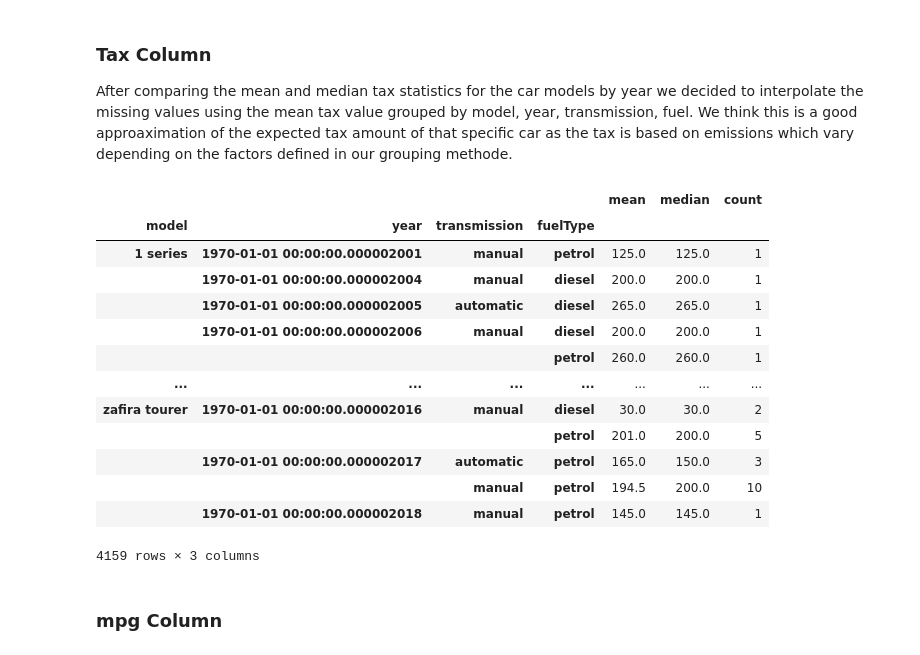
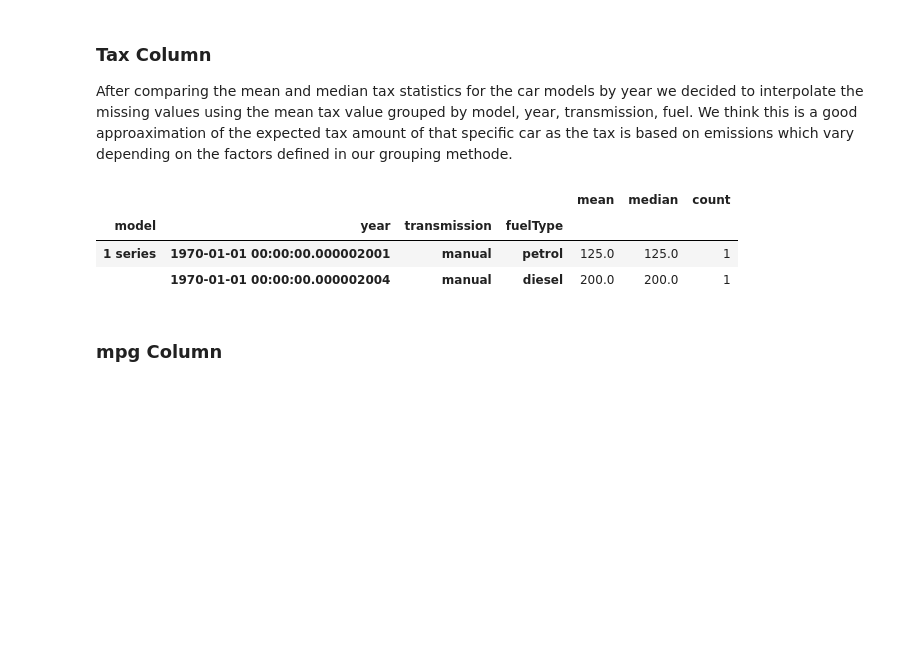
Before and after one commit to LiberoBiagi/ML_Nova_IMS_25-26, a Jupyter notebook: code.ipynb, the cells around one changed output. Drawn from its saved outputs; the diff is of its cells as text; code cells hidden in the pictures; blank space fills up the shorter version.

```diff
--- a/code.ipynb
+++ b/code.ipynb
@@ -324,6 +254,8 @@ df.groupby("hasDamage")[["price", "year", "mileage", "paintQuality%"]].agg(["mea
 # %%
 # Create the new column
 df["stated_no_damage"] = ~df["hasDamage"].astype(bool)
+# %%
+df = df.drop(["hasDamage"], axis=1)
 # %% [markdown]
 ### Removing Columns -> move this after to interpolation as we maybe can use some of the values during interpolation
 # %%
@@ -355,20 +287,10 @@ df.shape
 ### Tax Column
 After comparing the mean and median tax statistics for the car models by year we decided to interpolate the missing values using the mean tax value grouped by model, year, transmission, fuel. We think this is a good approaximation of the expected tax amount of that specific car as the tax is based on emissions which vary depending on the factors defined in our grouping methode.
 # %%
-df.groupby(["model", "year", "transmission", "fuelType"])["tax"].agg(["mean", "median", "count"]).round(2)
+df.groupby(["model", "year", "transmission", "fuelType"])["tax"].agg(["mean", "median", "count"]).round(2).head(2)
 # %% [output]
 |  |  |  |  | mean | median | count |
 | model | year | transmission | fuelType |  |  |  |
 | 1 series | 1970-01-01 00:00:00.000002001 | manual | petrol | 125.0 | 125.0 | 1 |
 |  | 1970-01-01 00:00:00.000002004 | manual | diesel | 200.0 | 200.0 | 1 |
-|  | 1970-01-01 00:00:00.000002005 | automatic | diesel | 265.0 | 265.0 | 1 |
-|  | 1970-01-01 00:00:00.000002006 | manual | diesel | 200.0 | 200.0 | 1 |
-|  |  |  | petrol | 260.0 | 260.0 | 1 |
-| ... | ... | ... | ... | ... | ... | ... |
-| zafira tourer | 1970-01-01 00:00:00.000002016 | manual | diesel | 30.0 | 30.0 | 2 |
-|  |  |  | petrol | 201.0 | 200.0 | 5 |
-|  | 1970-01-01 00:00:00.000002017 | automatic | petrol | 165.0 | 150.0 | 3 |
-|  |  | manual | petrol | 194.5 | 200.0 | 10 |
-|  | 1970-01-01 00:00:00.000002018 | manual | petrol | 145.0 | 145.0 | 1 |
-4159 rows × 3 columns
 # %%
```
Also changed, not shown: parts of 22 cells of this notebook.
